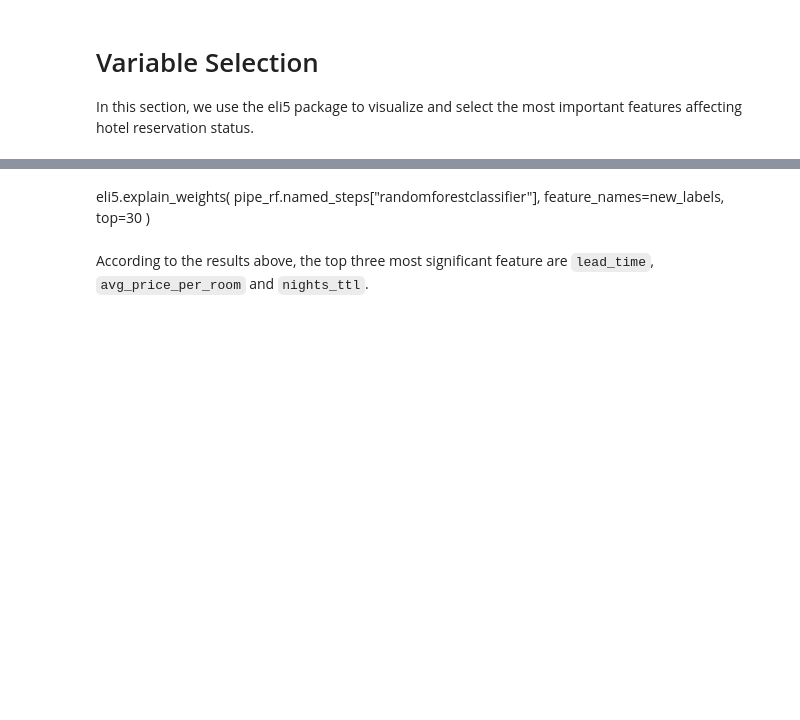
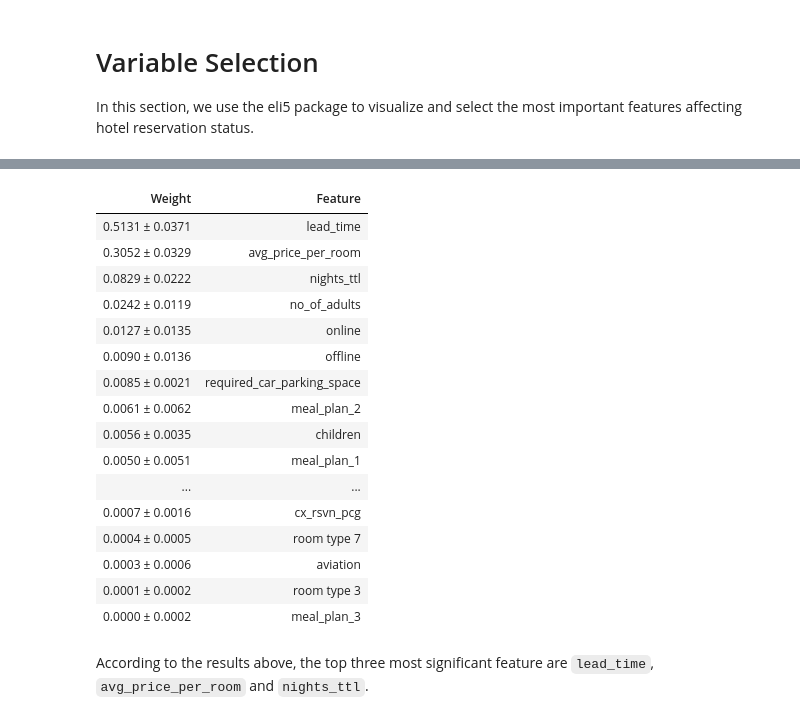
Before and after one commit to jh22d/BookedUp, a Jupyter notebook: Final_Project.ipynb, the cells around one changed output, grey strips where cells are left out. Saved outputs shown, nothing was run; the diff lists cells and outputs as text; code cells hidden in the pictures; blank space fills up the shorter version.

```diff
--- a/Final_Project.ipynb
+++ b/Final_Project.ipynb
@@ -583,7 +590,25 @@ eli5.explain_weights(
-# %% [markdown]
-eli5.explain_weights(
-    pipe_rf.named_steps["randomforestclassifier"], feature_names=new_labels, top=30
-)
+# %%
+eli5.explain_weights(
+    pipe_rf.named_steps["randomforestclassifier"], feature_names=new_labels, top=30
+)
+# %% [output]
+| Weight | Feature |
+| 0.5131 ± 0.0371 | lead_time |
+| 0.3052 ± 0.0329 | avg_price_per_room |
+| 0.0829 ± 0.0222 | nights_ttl |
+| 0.0242 ± 0.0119 | no_of_adults |
+| 0.0127 ± 0.0135 | online |
+| 0.0090 ± 0.0136 | offline |
+| 0.0085 ± 0.0021 | required_car_parking_space |
+| 0.0061 ± 0.0062 | meal_plan_2 |
+| 0.0056 ± 0.0035 | children |
+| 0.0050 ± 0.0051 | meal_plan_1 |
+| ... | ... |
+| 0.0007 ± 0.0016 | cx_rsvn_pcg |
+| 0.0004 ± 0.0005 | room type 7 |
+| 0.0003 ± 0.0006 | aviation |
+| 0.0001 ± 0.0002 | room type 3 |
+| 0.0000 ± 0.0002 | meal_plan_3 |
 # %% [markdown]
 According to the results above, the top three most significant feature are `lead_time`, `avg_price_per_room` and `nights_ttl`.
 # %% [markdown]
```
Also changed, not shown: parts of 19 cells of this notebook, 3 other files.
